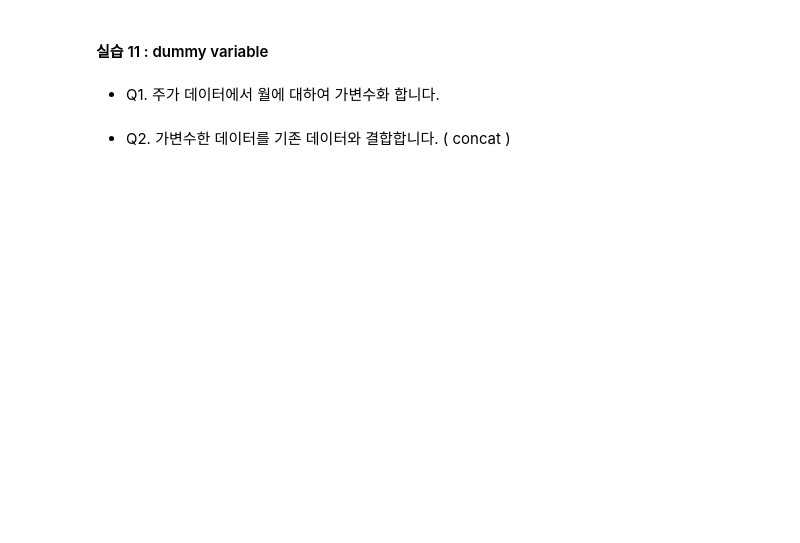
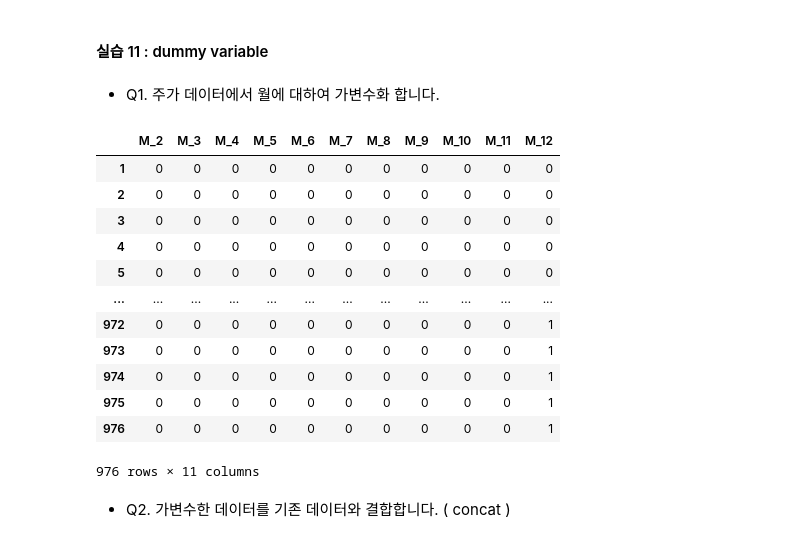
Before and after one commit to cyeongy/kt-aivle, a Jupyter notebook: data_processing/03_데이터_전처리.ipynb, the cells around one changed output. Drawn from its saved outputs; the diff is of its cells as text; code cells hidden in the pictures; blank space fills up the shorter version.

```diff
--- a/data_processing/03_데이터_전처리.ipynb
+++ b/data_processing/03_데이터_전처리.ipynb
@@ -353,5 +541,22 @@ data3.head()
 #### 실습 11 : dummy variable
 # %% [markdown]
 * Q1. 주가 데이터에서 월에 대하여 가변수화 합니다.
+# %%
+dumm_month = pd.get_dummies(data3['Month'], prefix='M', drop_first=True)
+dumm_month
+# %% [output]
+|  | M_2 | M_3 | M_4 | M_5 | M_6 | M_7 | M_8 | M_9 | M_10 | M_11 | M_12 |
+| 1 | 0 | 0 | 0 | 0 | 0 | 0 | 0 | 0 | 0 | 0 | 0 |
+| 2 | 0 | 0 | 0 | 0 | 0 | 0 | 0 | 0 | 0 | 0 | 0 |
+| 3 | 0 | 0 | 0 | 0 | 0 | 0 | 0 | 0 | 0 | 0 | 0 |
+| 4 | 0 | 0 | 0 | 0 | 0 | 0 | 0 | 0 | 0 | 0 | 0 |
+| 5 | 0 | 0 | 0 | 0 | 0 | 0 | 0 | 0 | 0 | 0 | 0 |
+| ... | ... | ... | ... | ... | ... | ... | ... | ... | ... | ... | ... |
+| 972 | 0 | 0 | 0 | 0 | 0 | 0 | 0 | 0 | 0 | 0 | 1 |
+| 973 | 0 | 0 | 0 | 0 | 0 | 0 | 0 | 0 | 0 | 0 | 1 |
+| 974 | 0 | 0 | 0 | 0 | 0 | 0 | 0 | 0 | 0 | 0 | 1 |
+| 975 | 0 | 0 | 0 | 0 | 0 | 0 | 0 | 0 | 0 | 0 | 1 |
+| 976 | 0 | 0 | 0 | 0 | 0 | 0 | 0 | 0 | 0 | 0 | 1 |
+976 rows × 11 columns
 # %% [markdown]
 * Q2. 가변수한 데이터를 기존 데이터와 결합합니다. ( concat )
```
Also changed, not shown: parts of 33 cells of this notebook, 2 other files.
